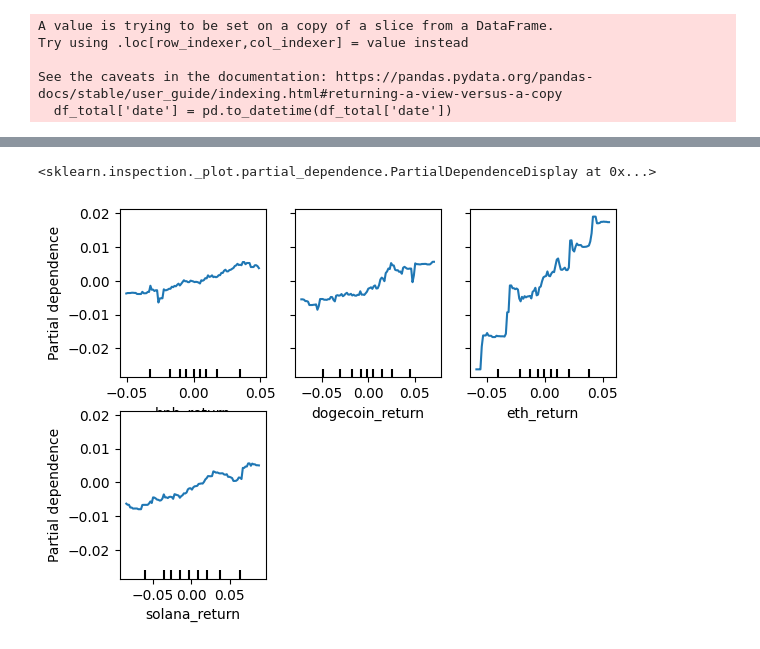
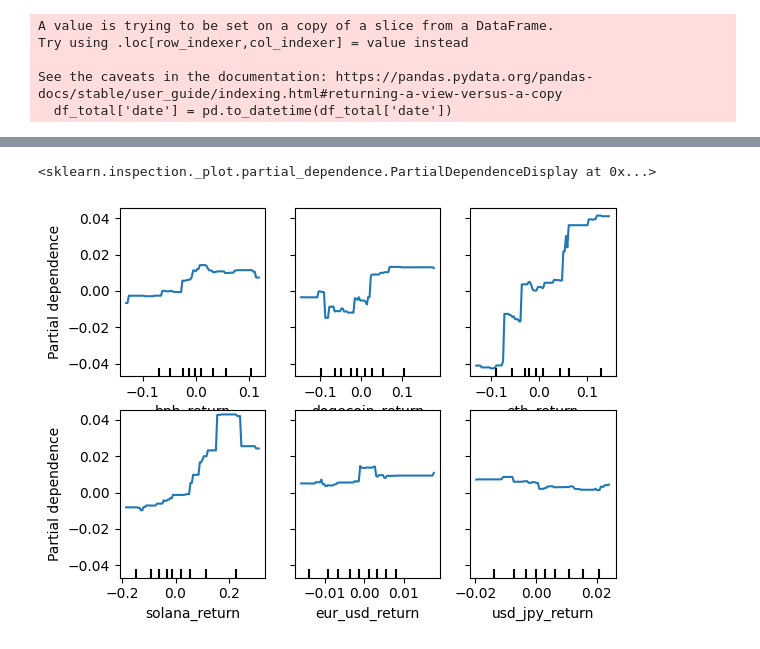
Before and after one commit to outfox330/ML_Models_on_Time_Series, a Jupyter notebook: BTC_FORECAST.ipynb, the cells around one changed output, grey strips where cells are left out. Cells and saved outputs as stored; diff of their text form; code cells hidden in the pictures.

```diff
--- a/BTC_FORECAST.ipynb
+++ b/BTC_FORECAST.ipynb
@@ -319,0 +394,3 @@ df_total
+# %%
+df_total['dayofweek'] = df_total['date'].dt.dayofweek
+df_total
@@ -319,0 +411,3 @@ df_total
+# %%
+df_total = df_total.loc[df_total.dayofweek==4]
+df_total
@@ -323,6 +431,7 @@ df_total['bnb_return'] = df_total['bnb'].pct_change()
 df_total['dogecoin_return'] = df_total['dogecoin'].pct_change()
 df_total['eth_return'] = df_total['eth'].pct_change()
 df_total['solana_return'] = df_total['solana'].pct_change()
-
+df_total['eur_usd_return'] = df_total['eur_usd'].pct_change()
+df_total['usd_jpy_return'] = df_total['usd_jpy'].pct_change()
 df_total
 # %% [output]
@@ -361,7 +487,7 @@ import statsmodels.api as sm
 
 y = df_total['bitcoin_return']
 
-X = df_total[['bnb_return','dogecoin_return', 'eth_return', 'solana_return']]
+X = df_total[['bnb_return','dogecoin_return', 'eth_return', 'solana_return','eur_usd_return','usd_jpy_return']]
 
 X = sm.add_constant(X)
 
@@ -417,15 +543,15 @@ plot_tree(xg_reg._Booster)
 # %%
 # from sklearn.inspection import plot_partial_dependence
 from sklearn.inspection import PartialDependenceDisplay
 import matplotlib.pyplot as plt
 
-features = ['bnb_return','dogecoin_return', 'eth_return', 'solana_return']
+features = ['bnb_return','dogecoin_return', 'eth_return', 'solana_return','eur_usd_return','usd_jpy_return']
 
 PartialDependenceDisplay.from_estimator(xg_reg, X_train,
-                                                [1, 2,3,4])
+                                                [1, 2,3,4,5,6])
 # %% [output]
 <sklearn.inspection._plot.partial_dependence.PartialDependenceDisplay at 0x...>
-[figure, old version]
+[figure, new version]
 # %%
 import shap
 
```
Also changed, not shown: parts of 22 cells of this notebook.
